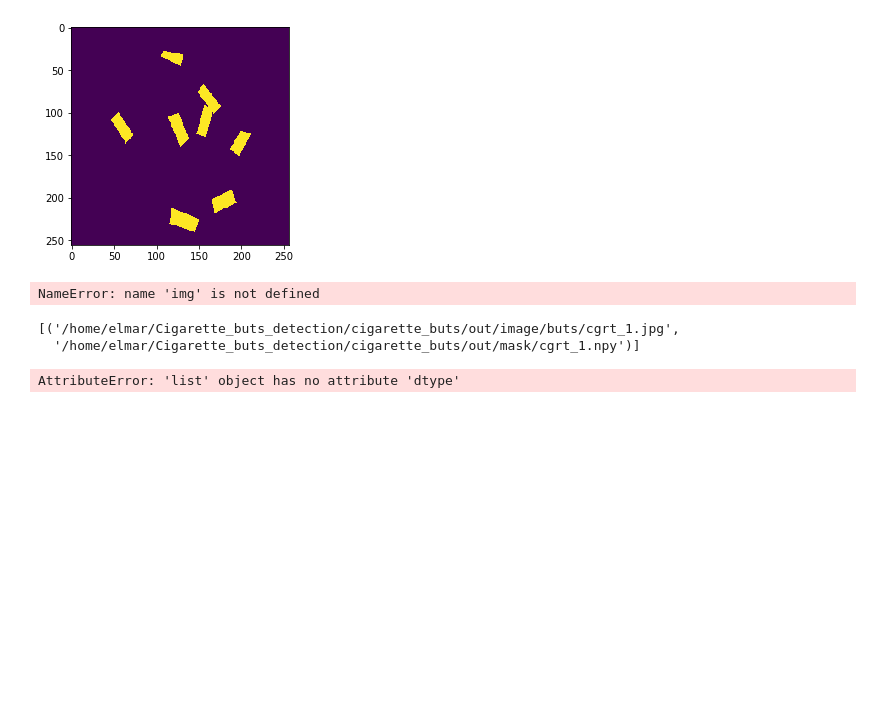
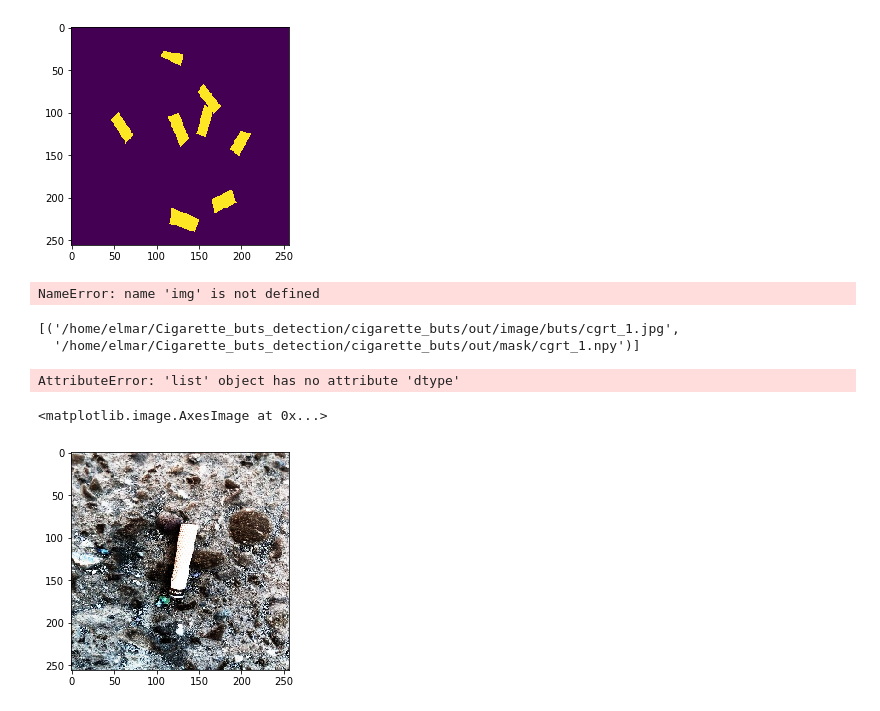
Before and after one commit to Elmar999/Cigarette_buts_detection, a Jupyter notebook: cigarette_buts/cigarettNet/test.ipynb, the cells around one changed output. Drawn from its saved outputs; the diff is of its cells as text; code cells hidden in the pictures; blank space fills up the shorter version.

```diff
--- a/cigarette_buts/cigarettNet/test.ipynb
+++ b/cigarette_buts/cigarettNet/test.ipynb
@@ -229,7 +233,30 @@ from cigarettNet.dataset import dataset
 from cigarettNet.dataset import query
 # %%
 tr_ds = utils.Utils(paths).load_images()
-# %%
-tr_ds.dtype
-# %% [output]
-AttributeError: 'list' object has no attribute 'dtype'
+# %%
+tr
+# %% [output]
+AttributeError: 'list' object has no attribute 'dtype'
+# %%
+import cv2
+# plt.hist(img.flatten(), 256, [0,256], color = 'g')
+tst = cv2.imread(path)
+
+equR = cv2.equalizeHist(tst[:, :, 0])
+equG = cv2.equalizeHist(tst[:, :, 1])
+equB = cv2.equalizeHist(tst[:, :, 2])
+
+out = cv2.merge((equR, equG , equB))
+plt.imshow(out)
+plt.imshow(tst)
+
+
+# clahe = cv2.createCLAHE(clipLimit=2.0, tileGridSize=(8,8))
+# cl1 = clahe.apply(tst[:, :, 0])
+# cv2.imwrite('/home/elmar/Documents/cl1.png' , cl1)
+# plt.imshow(tst)
+# plt.imshow(equ)
+# plt.show()
+# %% [output]
+<matplotlib.image.AxesImage at 0x...>
+[figure, added]
```
Also changed, not shown: parts of 10 cells of this notebook, 3 other files.
